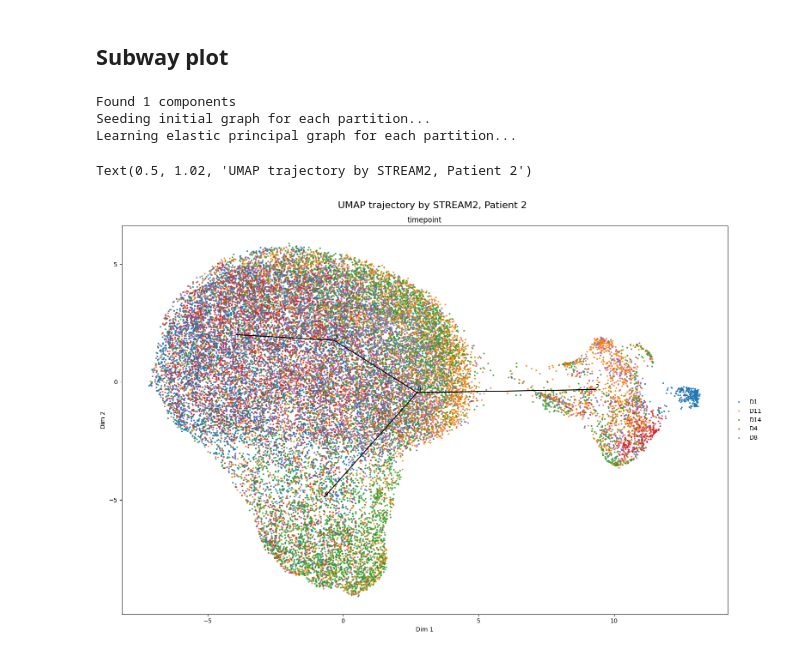
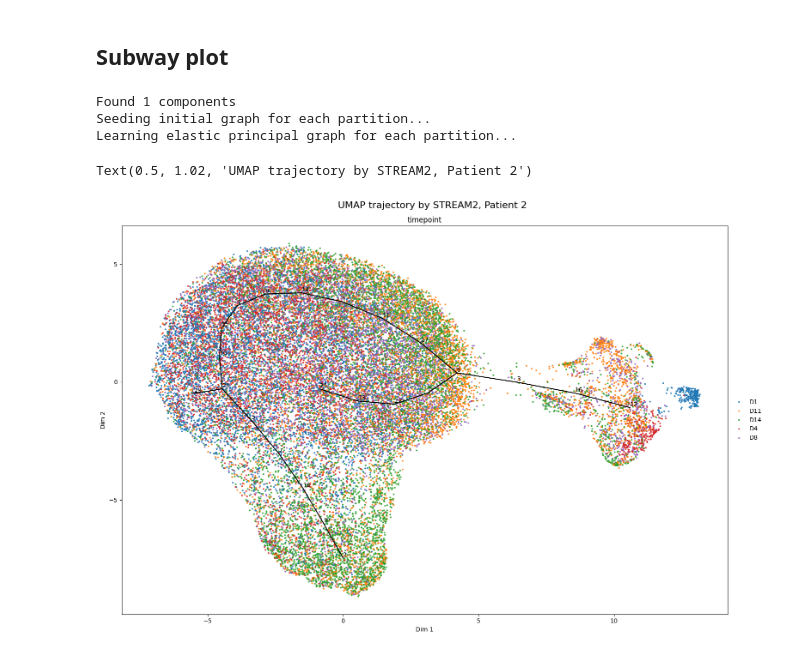
Before and after one commit to Augugustine/CITE-seq-analysis-CLL, a Jupyter notebook: 3- Boolean model/Stream2_macrostates.ipynb, the cells around one changed output. Saved outputs shown, nothing was run; the diff lists cells and outputs as text; code cells hidden in the pictures.

```diff
--- a/3- Boolean model/Stream2_macrostates.ipynb
+++ b/3- Boolean model/Stream2_macrostates.ipynb
@@ -378,16 +375,16 @@ adata_subset.write("/home/a.blanc-boekholt/Documents/Singlecell-R/Scripts/Matrix
 # %%
 sc.pp.neighbors(adata,use_rep='X_pca')
 sc.tl.leiden(adata)
 st2.tl.find_disconnected_components(adata,groups='leiden')
 use_partition=['0']
-st2.tl.seed_graph(adata, obsm='X_umap', n_clusters=4,use_partition=use_partition)
-st2.tl.learn_graph(adata, obsm='X_umap', n_nodes=4,epg_alpha=0.01,epg_mu=0.2,use_partition=use_partition)
+st2.tl.seed_graph(adata, obsm='X_umap', n_clusters=22,use_partition=use_partition)
+st2.tl.learn_graph(adata, obsm='X_umap', n_nodes=22,epg_alpha=0.01,epg_mu=0.2,use_partition=use_partition)
 st2.pl.graph(adata,key='epg',color=['timepoint'],fig_size=(15,10),save_fig=False, show_text=True)
 plt.suptitle("UMAP trajectory by STREAM2, Patient 2", fontsize=16, y=1.02)
 #plt.savefig("/home/a.blanc-boekholt/Documents/Singlecell-R/Scripts/Plots/graph_p2.png", dpi=300, bbox_inches='tight')
 # %% [output]
 Found 1 components
 Seeding initial graph for each partition...
 Learning elastic principal graph for each partition...
 Text(0.5, 1.02, 'UMAP trajectory by STREAM2, Patient 2')
-[figure, old version]
+[figure, new version]
```
Also changed, not shown: parts of 9 cells of this notebook, 1 other file.
